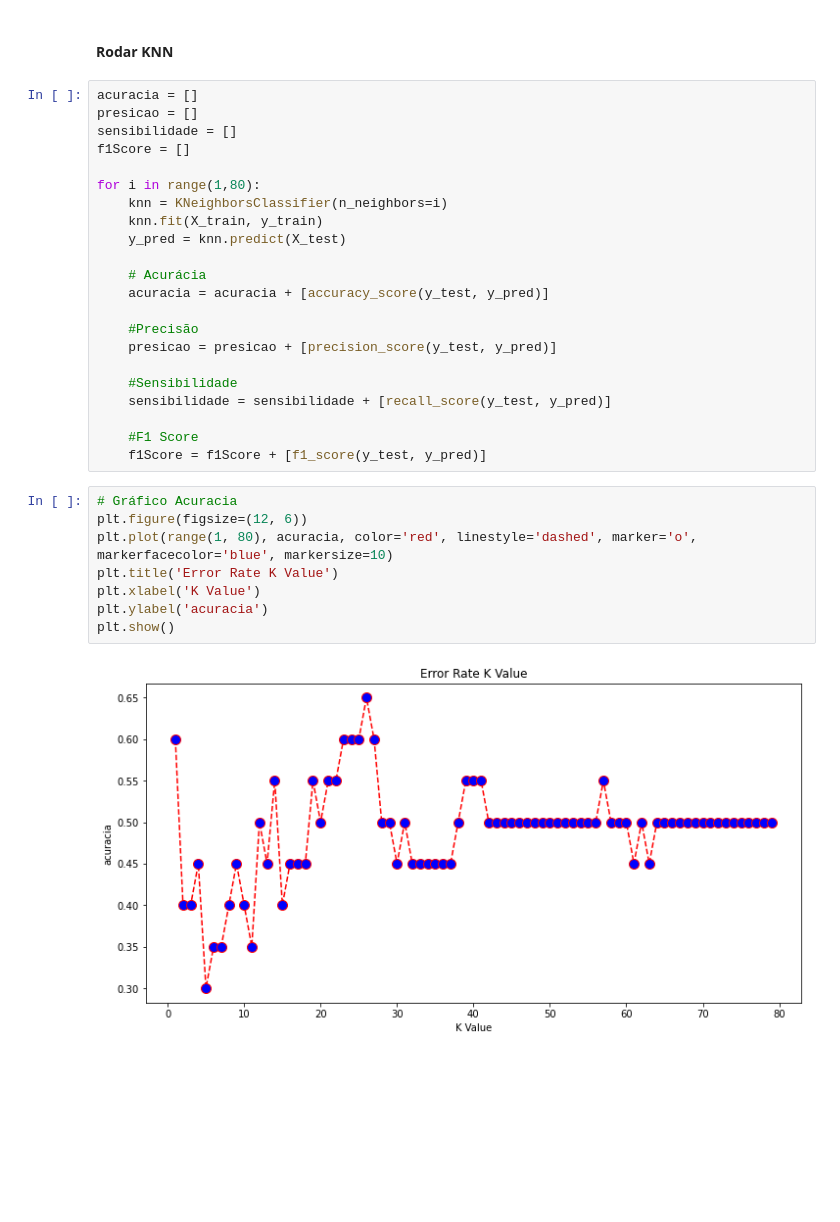
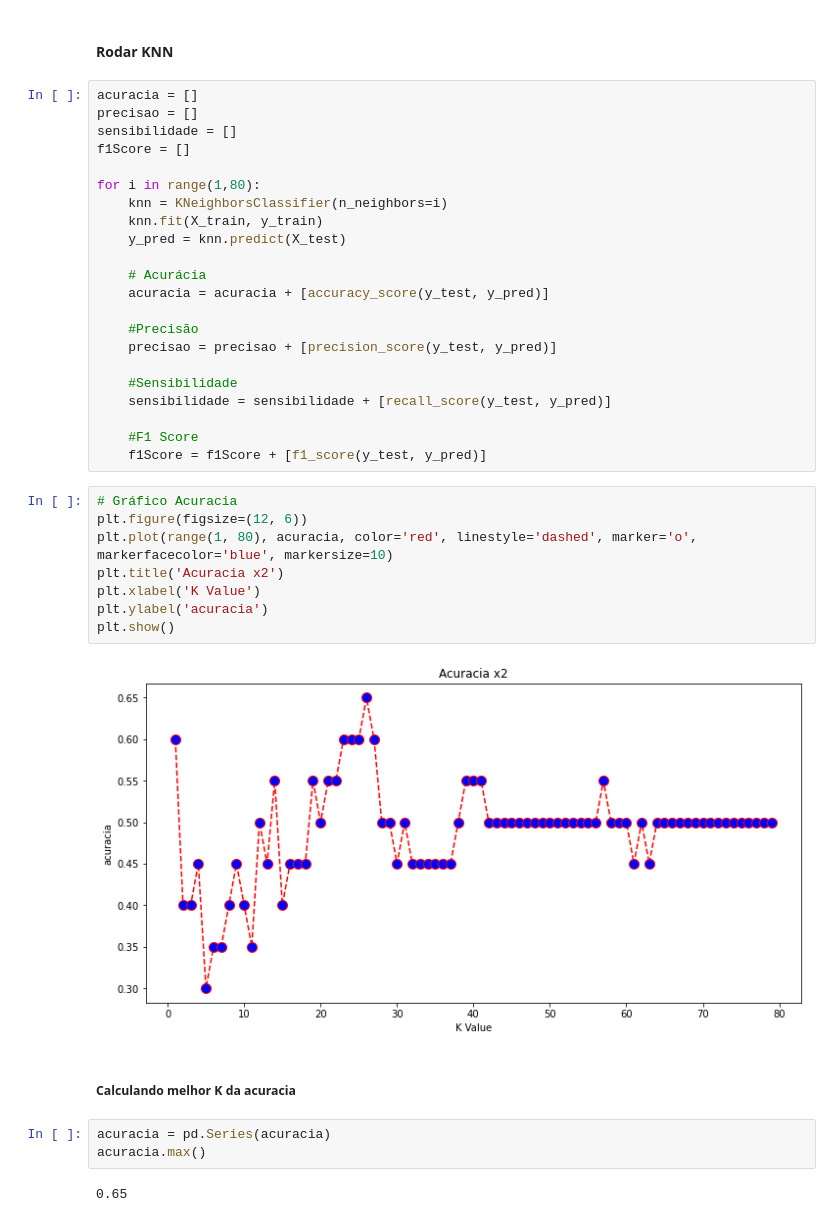
Before and after one commit to Nickcarv18/Businnes-Intelligence, a Jupyter notebook: Atividade - Algoritmo de Classificação.ipynb, the cells around one changed output. Drawn from its saved outputs; the diff is of its cells as text; blank space fills up the shorter version.

```diff
--- a/Atividade - Algoritmo de Classificação.ipynb
+++ b/Atividade - Algoritmo de Classificação.ipynb
@@ -46,7 +46,7 @@ X_train, X_test, y_train, y_test = train_test_split(x, y, test_size = 0.2, rando
 #### Rodar KNN
 # %%
 acuracia = []
-presicao = []
+precisao = []
 sensibilidade = []
 f1Score = []
 
@@ -59,7 +59,7 @@ for i in range(1,80):
     acuracia = acuracia + [accuracy_score(y_test, y_pred)]
 
     #Precisão
-    presicao = presicao + [precision_score(y_test, y_pred)]
+    precisao = precisao + [precision_score(y_test, y_pred)]
 
     #Sensibilidade
     sensibilidade = sensibilidade + [recall_score(y_test, y_pred)]
@@ -69,10 +69,17 @@ for i in range(1,80):
 # %%
 # Gráfico Acuracia
 plt.figure(figsize=(12, 6))
 plt.plot(range(1, 80), acuracia, color='red', linestyle='dashed', marker='o',  markerfacecolor='blue', markersize=10)
-plt.title('Error Rate K Value')
+plt.title('Acuracia x2')
 plt.xlabel('K Value')
 plt.ylabel('acuracia')
 plt.show()
 # %% [output]
-[figure, old version]
+[figure, new version]
+# %% [markdown]
+##### Calculando melhor K da acuracia
+# %%
+acuracia = pd.Series(acuracia)
+acuracia.max()
+# %% [output]
+0.65
```
Also changed, not shown: parts of 114 cells of this notebook.
